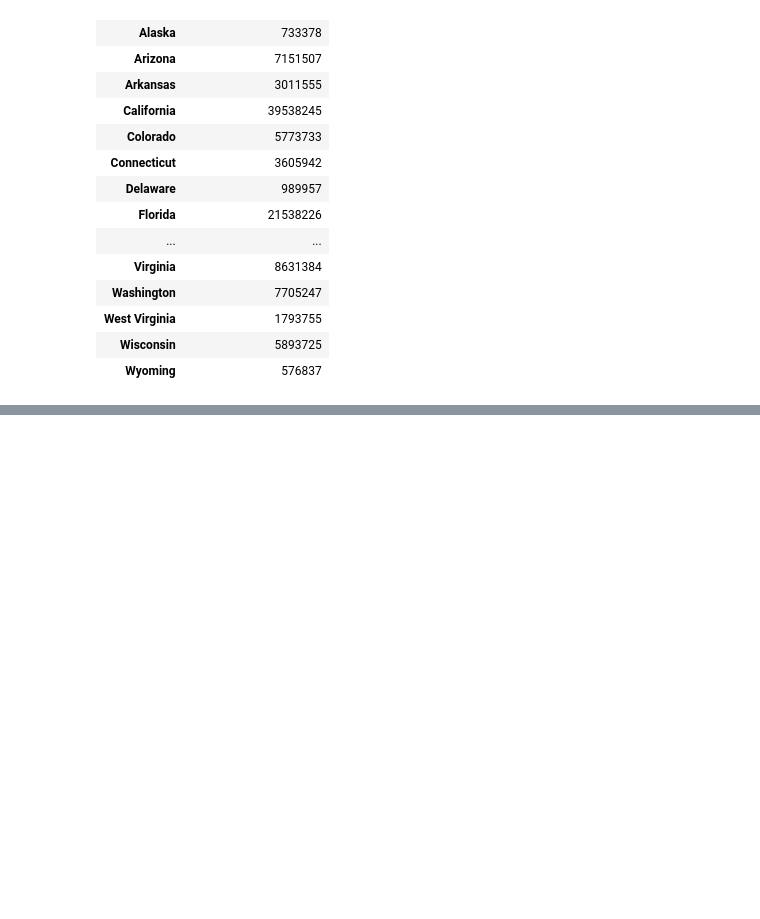
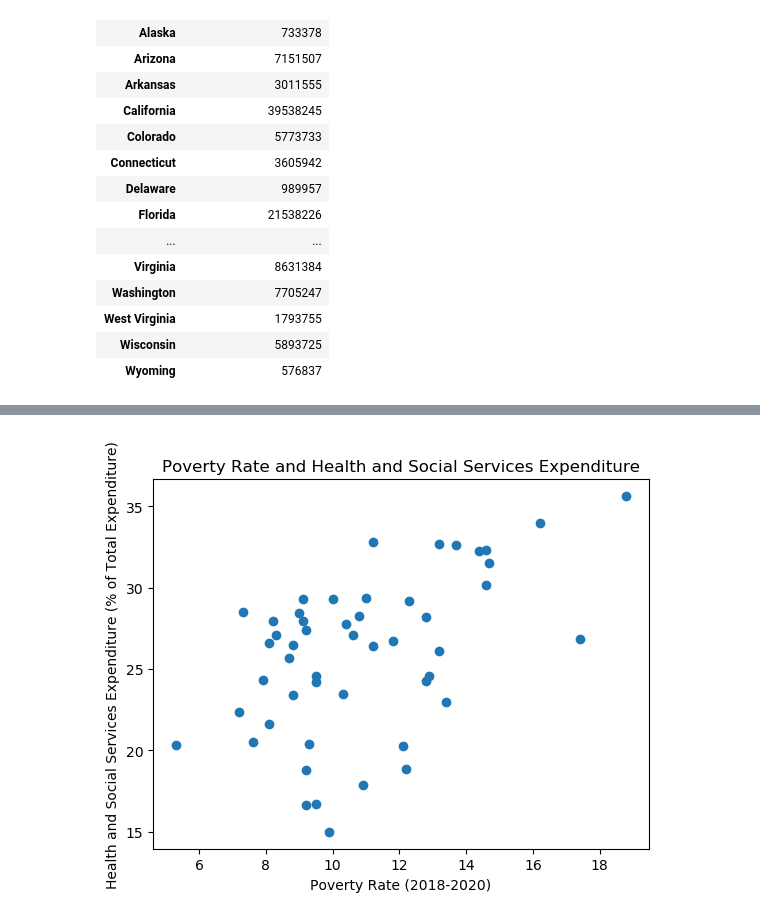
Before and after one commit to uchicago-2023-capp30122/30122-project-cappy-funding, a Jupyter notebook: clean_notebook.ipynb, the cells around one changed output, grey strips where cells are left out. Saved outputs shown, nothing was run; the diff lists cells and outputs as text; code cells hidden in the pictures; blank space fills up the shorter version.

Commit message:
some scatter plots

```diff
--- a/clean_notebook.ipynb
+++ b/clean_notebook.ipynb
@@ -309,12 +457,12 @@ for state_code, state in US_STATE_CODES.items():
     for sector, naics_code_tuple in NAICS_SECTOR_CODES.items():
         if len(naics_code_tuple) == 1:
             subset_df = raw_funding_df[(raw_funding_df["code"].apply(lambda x : x.startswith(naics_code_tuple[0]))) & (raw_funding_df["State"] == state_code) & (raw_funding_df["amount"] >= 0)]
-            sum_val = subset_df["amount"].sum()
+            sum_val = subset_df["amount"].sum() / 1000
         else:
             sum_val = 0
             for naics_code in naics_code_tuple:
                 subset_df = raw_funding_df[(raw_funding_df["code"].apply(lambda x : x.startswith(naics_code))) & (raw_funding_df["State"] == state_code) & (raw_funding_df["amount"] >= 0)]
-                sum_val += subset_df["amount"].sum()
+                sum_val += subset_df["amount"].sum() / 1000
 
         funding_df.loc[funding_df["State"] == state, sector] = int(sum_val)
 
@@ -341,0 +528,3 @@ funding_df.to_csv("2016_cleaned_funding.csv")
+# %%
+sample = clean_and_combine(["2016"])
+sample["2016"]
@@ -341,0 +565,8 @@ funding_df.to_csv("2016_cleaned_funding.csv")
+# %%
+year_df = sample["2016"]
+year_df = year_df.merge(poverty_df, on="State")
+
+year_df["Expenditure per Capita (in thousands)"] = year_df["State Expenditure"] / year_df["Population"]
+year_df["Funding received per Capita (in thousands)"] = year_df["State Total (All Categories)"] / year_df["Population"]
+
+year_df[["Funding received per Capita (in thousands)", "Expenditure per Capita (in thousands)"]]
@@ -341,0 +592,15 @@ funding_df.to_csv("2016_cleaned_funding.csv")
+# %%
+year_df[["Funding received per Capita (in thousands)", "Expenditure per Capita (in thousands)"]]
+
+import matplotlib.pyplot as plt
+
+y_axis = year_df.iloc[:50]["Health and Social Services Expenditure (% of Total Expenditure)"]
+x_axis = year_df.iloc[:50]["Poverty Rate (2018-2020)"]
+
+plt.scatter(x_axis, y_axis, marker = "o")
+plt.title("Poverty Rate and Health and Social Services Expenditure")
+plt.xlabel("Poverty Rate (2018-2020)")
+plt.ylabel("Health and Social Services Expenditure (% of Total Expenditure)")
+plt.show()
+# %% [output]
+[figure, added]
```
Also changed, not shown: parts of 8 cells of this notebook.
